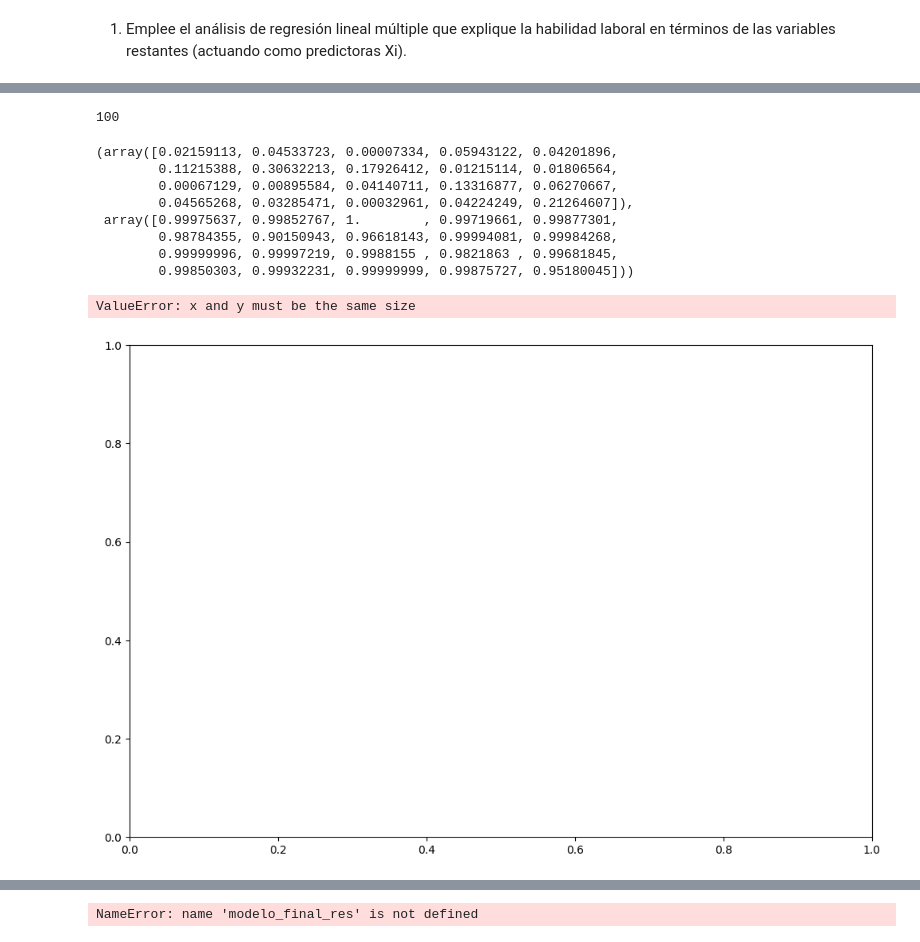
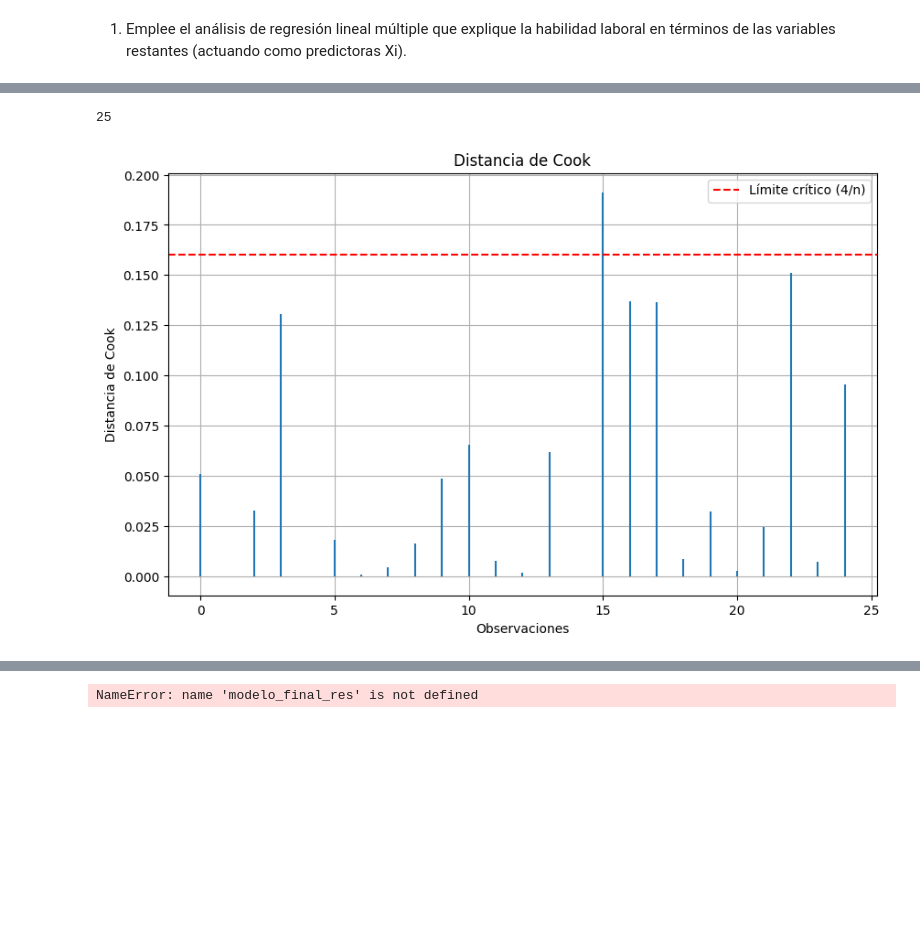
Before and after one commit to JuanJoseNaranjo/Regresion_lineal_multiple, a Jupyter notebook: Trabajo3EAE_JuanJoseNaranjoVelasquez_DiegoAlejandroMoraSuarez_KennetDavidLeonelTriana.ipynb, the cells around one changed output, grey strips where cells are left out. Cells and saved outputs as stored; diff of their text form; code cells hidden in the pictures; blank space fills up the shorter version.

```diff
--- a/Trabajo3EAE_JuanJoseNaranjoVelasquez_DiegoAlejandroMoraSuarez_KennetDavidLeonelTriana.ipynb
+++ b/Trabajo3EAE_JuanJoseNaranjoVelasquez_DiegoAlejandroMoraSuarez_KennetDavidLeonelTriana.ipynb
@@ -33,2 +51,6 @@ DatosLaboral = pd.read_csv("https://raw.githubusercontent.com/JuanJoseNaranjo/Re
 # %% [markdown]
 1. Emplee el análisis de regresión lineal múltiple que explique la habilidad laboral en términos de las variables restantes (actuando como predictoras Xi).
+# %%
+# Dividiendo los datos
+x = DatosLaboral.drop(columns='Y')
+y = DatosLaboral['Y']
@@ -49,6 +69,10 @@ X_train, X_test, y_train, y_test = train_test_split(
 # ==============================================================================
 # A la matriz de predictores se le tiene que añadir una columna de 1s
 # para el intercept del modelo
-X_train = sm.add_constant(X_train, prepend=True).rename(columns={'const':'intercept'})
-modelo = sm.OLS(endog=y_train, exog=X_train).fit()
-print(modelo.summary())
+
+x = sm.add_constant(x) # Es el intercepto
+modelo = sm.OLS(y,x).fit()
+
+# x_train = sm.add_constant(x_train, prepend=True).rename(columns={'const':'intercept'})
+# modelo = sm.OLS(endog=y_train, exog=x_train).fit()
+# print(modelo.summary())
@@ -73,32 +79,23 @@ strong multicollinearity or other numerical problems.
-# %%
-X_train.size
-# %% [output]
-100
 # %%
 # Debemos revisar los valores atipicos del modelo, de tal forma que si existen los identificamos y sustraemos para generar el nuevo modelo
 # esto lo realizamos con los test Cook, Diffits, hii
 
 #obtener la distancia de Cook para cada observación
-
-cook = modelo.get_influence().cooks_distance
-cook
+influence = modelo.get_influence()
+cook = influence.cooks_distance[0]
+len(cook)
 # %% [output]
-(array([0.02159113, 0.04533723, 0.00007334, 0.05943122, 0.04201896,
-        0.11215388, 0.30632213, 0.17926412, 0.01215114, 0.01806564,
-        0.00067129, 0.00895584, 0.04140711, 0.13316877, 0.06270667,
-        0.04565268, 0.03285471, 0.00032961, 0.04224249, 0.21264607]),
- array([0.99975637, 0.99852767, 1.        , 0.99719661, 0.99877301,
-        0.98784355, 0.90150943, 0.96618143, 0.99994081, 0.99984268,
-        0.99999996, 0.99997219, 0.9988155 , 0.9821863 , 0.99681845,
-        0.99850303, 0.99932231, 0.99999999, 0.99875727, 0.95180045]))
+25
-# %%
-plt.figure(figsize = (12, 8))
-plt.scatter(X_train, cook[0])
-plt.plot(X_train, cook[0], color='black')
-plt.xlabel('Row Number', fontsize = 12)
-plt.ylabel('Cooks Distance', fontsize = 12)
-plt.title('Influencial Points', fontsize = 22)
-plt.show()
-# %% [output]
-ValueError: x and y must be the same size
-[figure, removed]
+# %%
+# Graficar la distancia de Cook
+plt.figure(figsize=(10, 6))
+plt.stem(range(len(cook)), cook, markerfmt=" ", basefmt=" ")
+plt.title('Distancia de Cook')
+plt.xlabel('Observaciones')
+plt.ylabel('Distancia de Cook')
+plt.axhline(y=4 / len(DatosLaboral), color='r', linestyle='--', label='Límite crítico (4/n)')
+plt.legend()
+plt.grid()
+plt.show()
+# %% [output]
+[figure, added]
```
Also changed, not shown: parts of 9 cells of this notebook.
